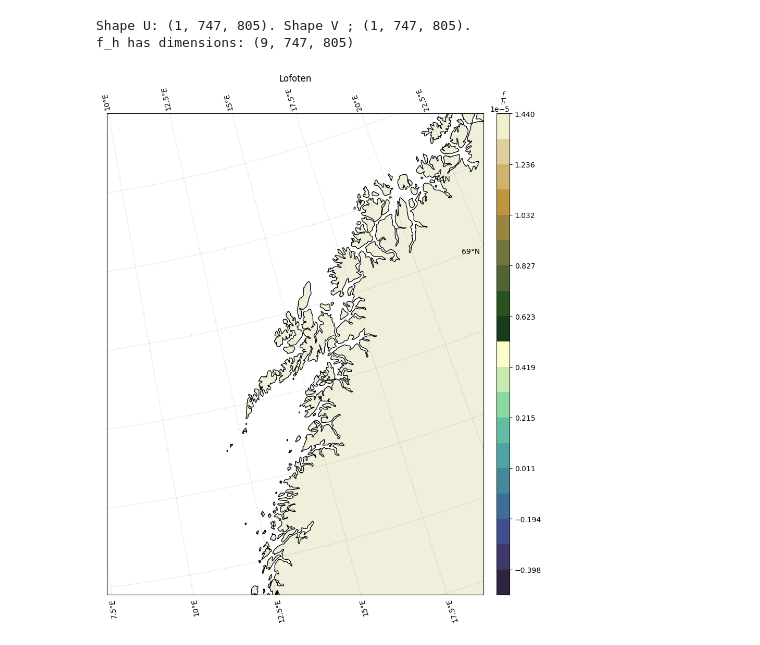
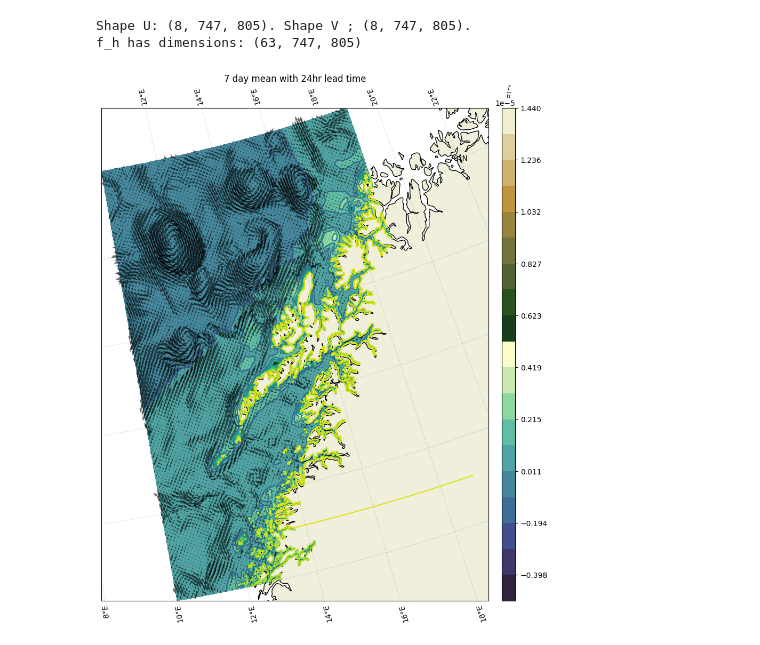
Before and after one commit to metno/ocean-ai, a Jupyter notebook: plot/fh_script_test.ipynb, the cells around one changed output. Saved outputs shown, nothing was run; the diff lists cells and outputs as text; code cells hidden in the pictures.

Commit message:
plots for 24hr lead time with rollout inference over longer time periods

```diff
--- a/plot/fh_script_test.ipynb
+++ b/plot/fh_script_test.ipynb
@@ -63,0 +15,12 @@ import cartopy.feature as cfeature
+# %%
+lofoten_3003 = open_dataset(f'{gen_path}/{data_path}', region='lofoten').dataset
+lofoten_3103 = open_dataset(f'{gen_path}/{data_path2}', region='lofoten').dataset
+lofoten_0104 = open_dataset(f'{gen_path}/{data_path3}', region='lofoten').dataset
+lofoten_0204 = open_dataset(f'{gen_path}/{data_path4}', region='lofoten').dataset
+lofoten_0304 = open_dataset(f'{gen_path}/{data_path5}', region='lofoten').dataset
+lofoten_0404 = open_dataset(f'{gen_path}/{data_path6}', region='lofoten').dataset
+lofoten_0504 = open_dataset(f'{gen_path}/{data_path7}', region='lofoten').dataset
+# %%
+ds = xr.combine_by_coords([lofoten_3003, lofoten_3103, lofoten_0104, lofoten_0204, lofoten_0304, lofoten_0404, lofoten_0504])
+# %%
+ds_dropped_duplicates = ds.drop_duplicates(dim = ['X', 'Y'])
@@ -64,6 +72,6 @@ import cartopy.feature as cfeature
 # %%
-fh_inference(area = ds_lof, title = 'Lofoten', compare_norkyst_area=None, title2=None)
+fh_inference(area = ds_dropped_duplicates, title = '7 day mean with 24hr lead time', compare_norkyst_area=None)
 # %% [output]
-Shape U: (1, 747, 805). Shape V ; (1, 747, 805).
-f_h has dimensions: (9, 747, 805)
+Shape U: (8, 747, 805). Shape V ; (8, 747, 805).
+f_h has dimensions: (63, 747, 805)
-[figure, old version]
+[figure, new version]
```
Also changed, not shown: parts of 10 cells of this notebook, 1 other file.
